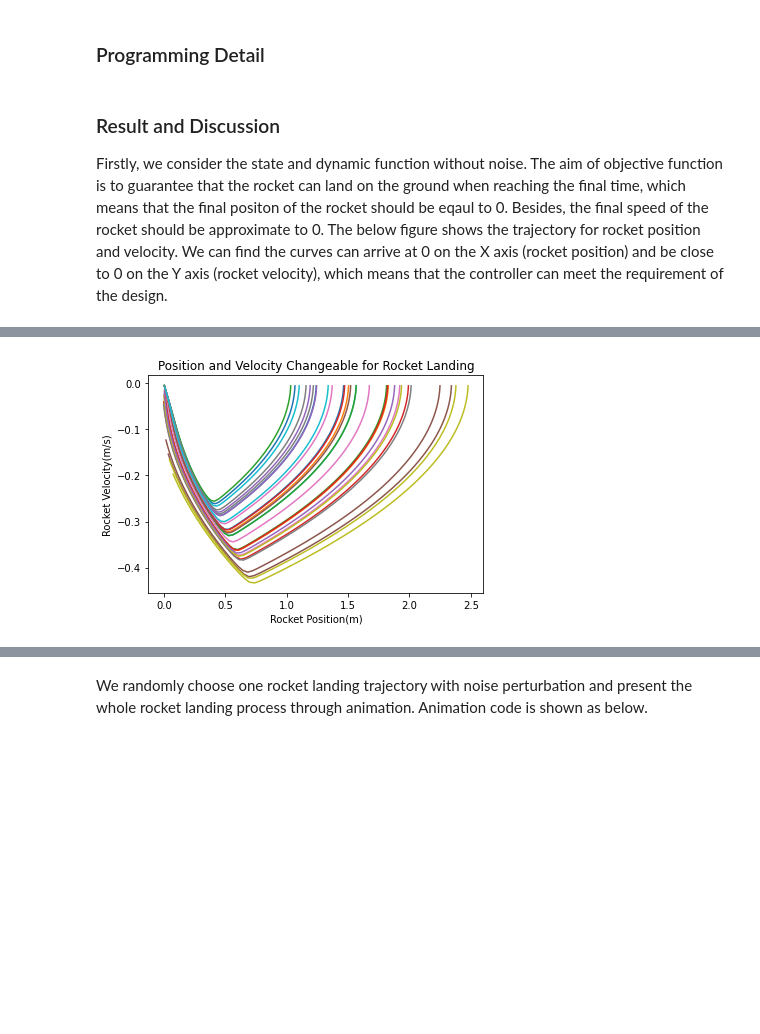
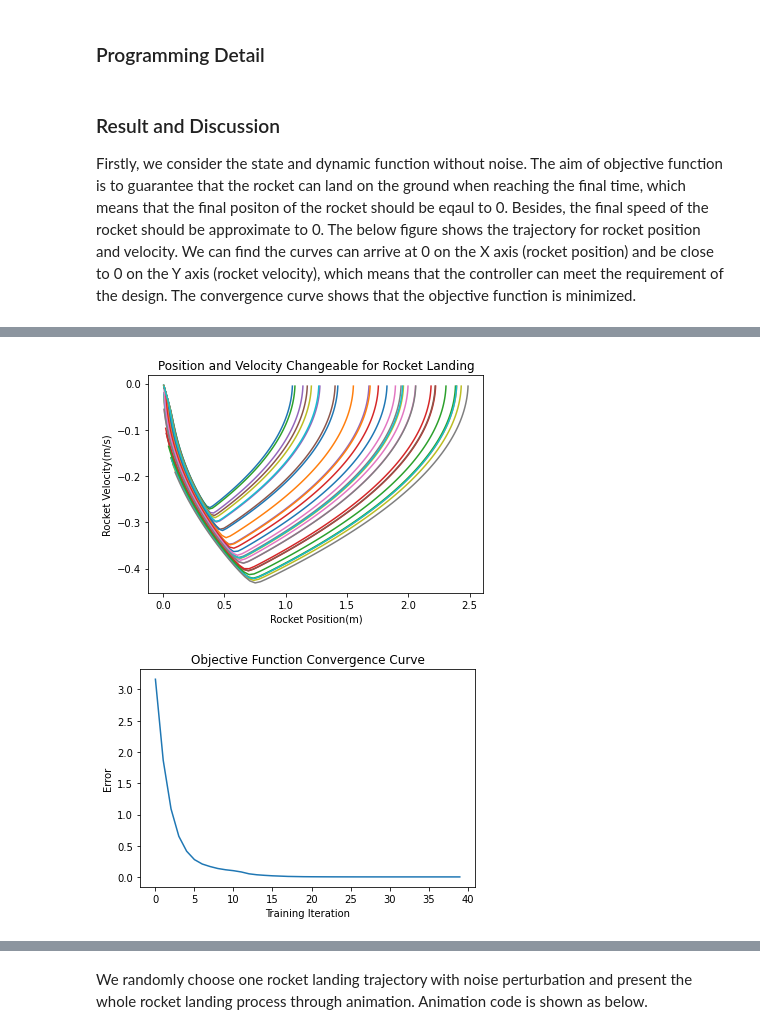
Before and after one commit to dayanbatuofu/MAE-598-Design-Optimization, a Jupyter notebook: Individual Project 1.ipynb, the cells around one changed output, grey strips where cells are left out. Drawn from its saved outputs; the diff is of its cells as text; code cells hidden in the pictures; blank space fills up the shorter version.

```diff
--- a/Individual Project 1.ipynb
+++ b/Individual Project 1.ipynb
@@ -157,7 +157,7 @@ class Optimize:
         self.simulation = simulation
         self.parameters = simulation.controller.parameters()
         self.optimizer = optim.LBFGS(self.parameters, lr=0.01)
-        print()
+        self.loss_list = []
 
     def step(self):
         def closure():
@@ -172,6 +172,7 @@ class Optimize:
     def train(self, epochs):
         for epoch in range(epochs):
             loss = self.step()
+            self.loss_list.append(loss)
             print('[%d] loss: %.3f' % (epoch + 1, loss))
         self.visualize()
 
@@ -187,7 +188,7 @@ class Optimize:
         plt.show()
 # %% [markdown]
 ### Result and Discussion
-Firstly, we consider the state and dynamic function without noise. The aim of objective function is to guarantee that the rocket can land on the ground when reaching the final time, which means that the final positon of the rocket should be eqaul to 0. Besides, the final speed of the rocket should be approximate to 0. The below figure shows the trajectory for rocket position and velocity. We can find the curves can arrive at 0 on the X axis (rocket position) and be close to 0 on the Y axis (rocket velocity), which means that the controller can meet the requirement of the design.
+Firstly, we consider the state and dynamic function without noise. The aim of objective function is to guarantee that the rocket can land on the ground when reaching the final time, which means that the final positon of the rocket should be eqaul to 0. Besides, the final speed of the rocket should be approximate to 0. The below figure shows the trajectory for rocket position and velocity. We can find the curves can arrive at 0 on the X axis (rocket position) and be close to 0 on the Y axis (rocket velocity), which means that the controller can meet the requirement of the design. The convergence curve shows that the objective function is minimized.
 # %%
 T = 100  # time steps
 dim_input = 2  # state space dimensions
@@ -200,4 +201,10 @@ c = Controller(dim_input, dim_hidden, dim_output)  # define controller
 s = Simulation(c, d, T, is_Noise, mean, variance)  # define simulation
 o = Optimize(s)  # define optimizer
 o.train(40)
+
+plt.title('Objective Function Convergence Curve')
+plt.xlabel('Training Iteration')
+plt.ylabel('Error')
+plt.plot(list(range(40)), o.loss_list)
+plt.show()
 # %% [output]
@@ -221,2 +228,3 @@ o.train(40)
-[figure, old version]
+[figure, new version]
+[figure, added]
 # %% [markdown]
```
Also changed, not shown: parts of 5 cells of this notebook.
